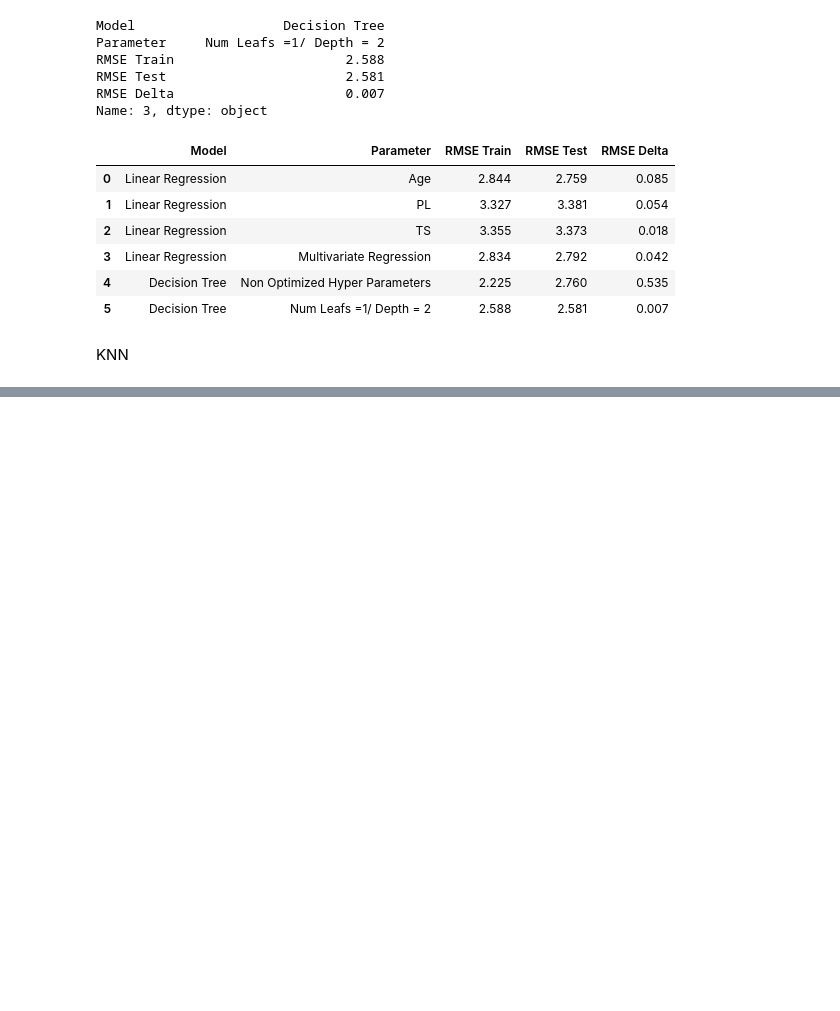
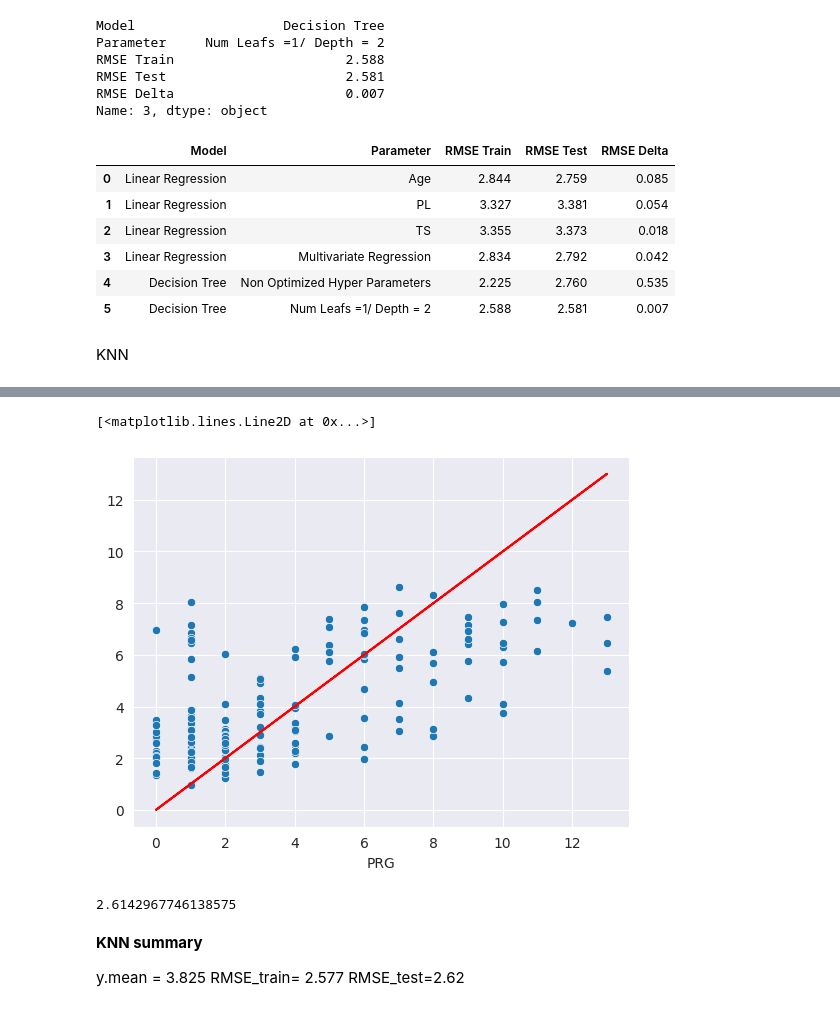
Before and after one commit to doctorf72/Naya_ML_RegressionProject, a Jupyter notebook: Regression_Project.ipynb, the cells around one changed output, grey strips where cells are left out. Cells and saved outputs as stored; diff of their text form; code cells hidden in the pictures; blank space fills up the shorter version.

```diff
--- a/Regression_Project.ipynb
+++ b/Regression_Project.ipynb
@@ -918,0 +1067,18 @@ df_train.head()
+# %%
+#Validating the model
+y_knntest_pred = knn.predict(X_n_t)
+
+ax = sns.scatterplot(x=y_test, y=y_knntest_pred)
+ax.plot(y_test, y_test, 'r')
+# %% [output]
+[<matplotlib.lines.Line2D at 0x...>]
+[figure, added]
+# %%
+RMSE = mse(y_test, y_knntest_pred)**0.5
+RMSE
+# %% [output]
+2.6142967746138575
+# %% [markdown]
+**KNN summary**
+
+y.mean = 3.825 RMSE_train= 2.577 RMSE_test=2.62
```
Also changed, not shown: parts of 16 cells of this notebook.
